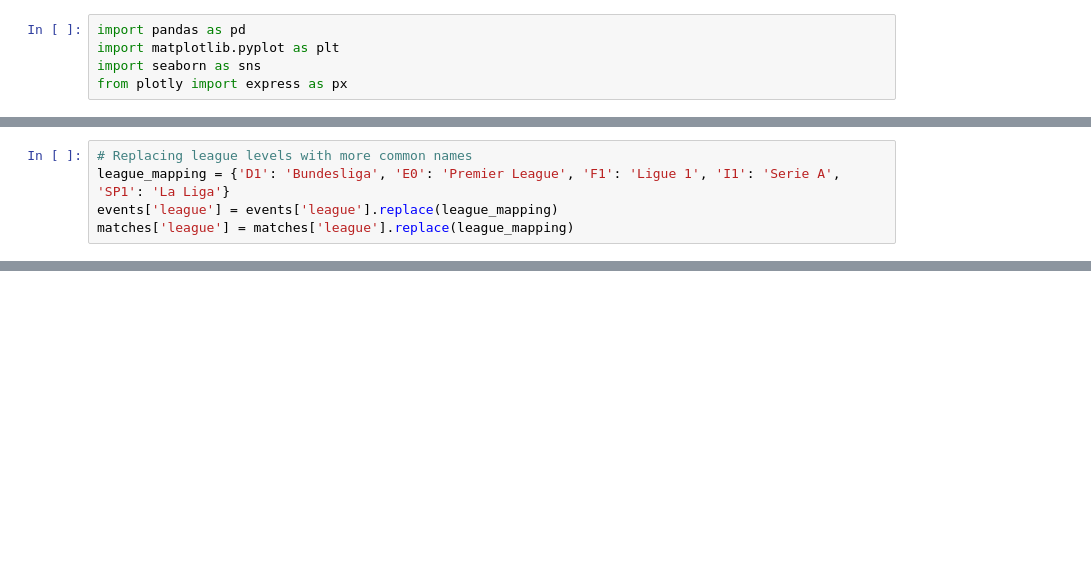
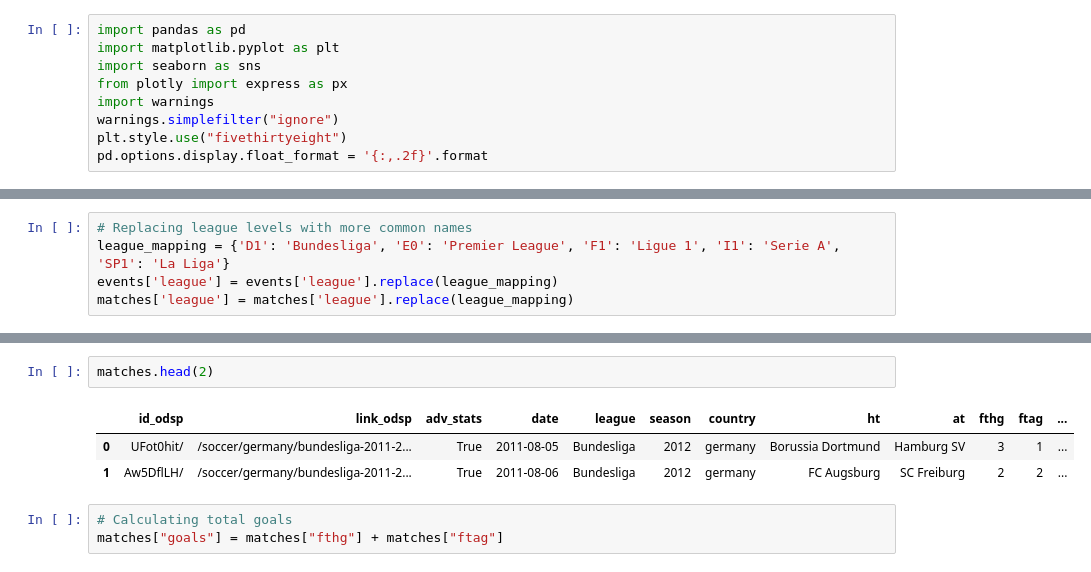
Before and after one commit to yassergribi/Analysis-of-Football-Events, a Jupyter notebook: Analysis_of_Football_Events.ipynb, the cells around one changed output, grey strips where cells are left out. Drawn from its saved outputs; the diff is of its cells as text; blank space fills up the shorter version.

```diff
--- a/Analysis_of_Football_Events.ipynb
+++ b/Analysis_of_Football_Events.ipynb
@@ -3,6 +3,10 @@ import pandas as pd
 import matplotlib.pyplot as plt
 import seaborn as sns
 from plotly import express as px
+import warnings
+warnings.simplefilter("ignore")
+plt.style.use("fivethirtyeight")
+pd.options.display.float_format = '{:,.2f}'.format
 # %%
 # Reading in the data
 events = pd.read_csv("data/events.csv")
@@ -97,0 +103,9 @@ events.bbbb
+# %%
+matches.head(2)
+# %% [output]
+|  | id_odsp | link_odsp | adv_stats | date | league | season | country | ht | at | fthg | ftag | ... |
+| 0 | UFot0hit/ | /soccer/germany/bundesliga-2011-2... | True | 2011-08-05 | Bundesliga | 2012 | germany | Borussia Dortmund | Hamburg SV | 3 | 1 | ... |
+| 1 | Aw5DflLH/ | /soccer/germany/bundesliga-2011-2... | True | 2011-08-06 | Bundesliga | 2012 | germany | FC Augsburg | SC Freiburg | 2 | 2 | ... |
+# %%
+# Calculating total goals
+matches["goals"] = matches["fthg"] + matches["ftag"]
```
Also changed, not shown: parts of 29 cells of this notebook, 1 other file.
